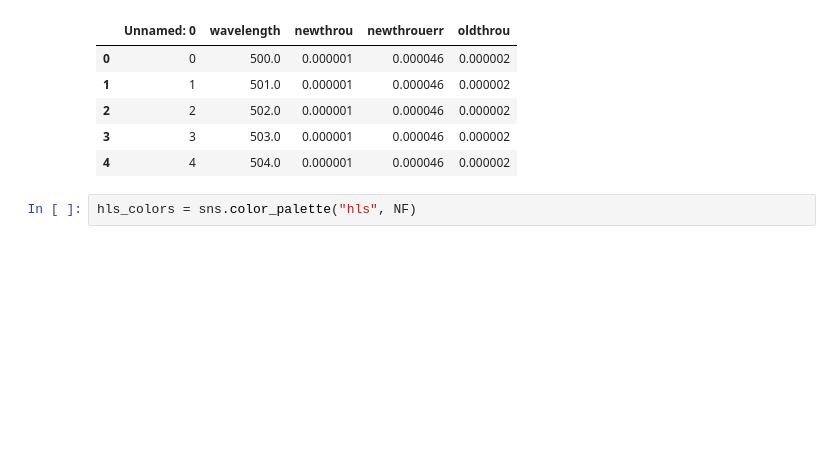
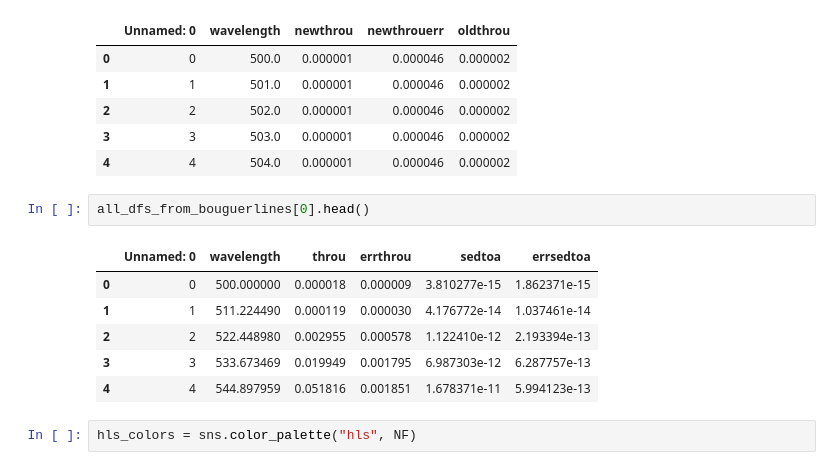
Before and after one commit to sylvielsstfr/AuxTelComm, a Jupyter notebook: notebooks_usdf/FitAtmosphericParameters/202302/CompareThroughputs.ipynb, the cells around one changed output. Saved outputs shown, nothing was run; the diff lists cells and outputs as text; blank space fills up the shorter version.

```diff
--- a/notebooks_usdf/FitAtmosphericParameters/202302/CompareThroughputs.ipynb
+++ b/notebooks_usdf/FitAtmosphericParameters/202302/CompareThroughputs.ipynb
@@ -71,6 +83,15 @@ all_df[0].head()
 | 2 | 2 | 502.0 | 0.000001 | 0.000046 | 0.000002 |
 | 3 | 3 | 503.0 | 0.000001 | 0.000046 | 0.000002 |
 | 4 | 4 | 504.0 | 0.000001 | 0.000046 | 0.000002 |
+# %%
+all_dfs_from_bouguerlines[0].head()
+# %% [output]
+|  | Unnamed: 0 | wavelength | throu | errthrou | sedtoa | errsedtoa |
+| 0 | 0 | 500.000000 | 0.000018 | 0.000009 | 3.810277e-15 | 1.862371e-15 |
+| 1 | 1 | 511.224490 | 0.000119 | 0.000030 | 4.176772e-14 | 1.037461e-14 |
+| 2 | 2 | 522.448980 | 0.002955 | 0.000578 | 1.122410e-12 | 2.193394e-13 |
+| 3 | 3 | 533.673469 | 0.019949 | 0.001795 | 6.987303e-12 | 6.287757e-13 |
+| 4 | 4 | 544.897959 | 0.051816 | 0.001851 | 1.678371e-11 | 5.994123e-13 |
 # %%
 hls_colors = sns.color_palette("hls", NF)
 # %%
```
Also changed, not shown: parts of 7 cells of this notebook, 1 other file.
